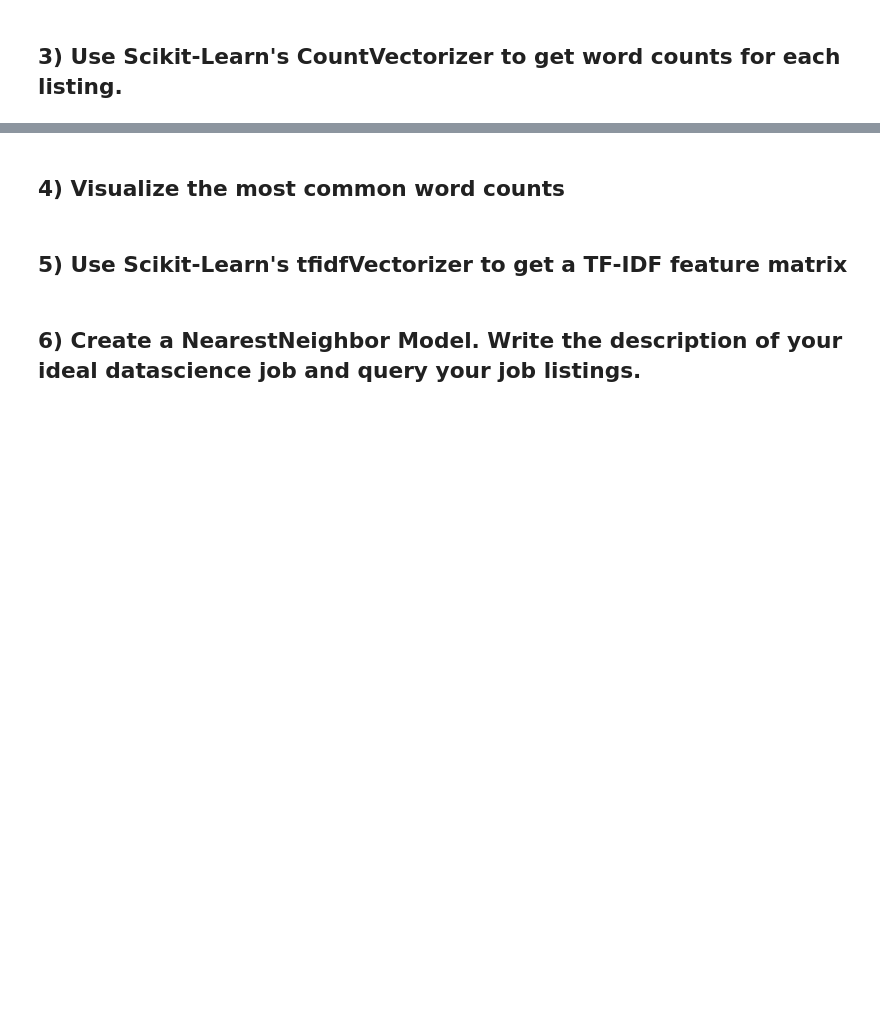
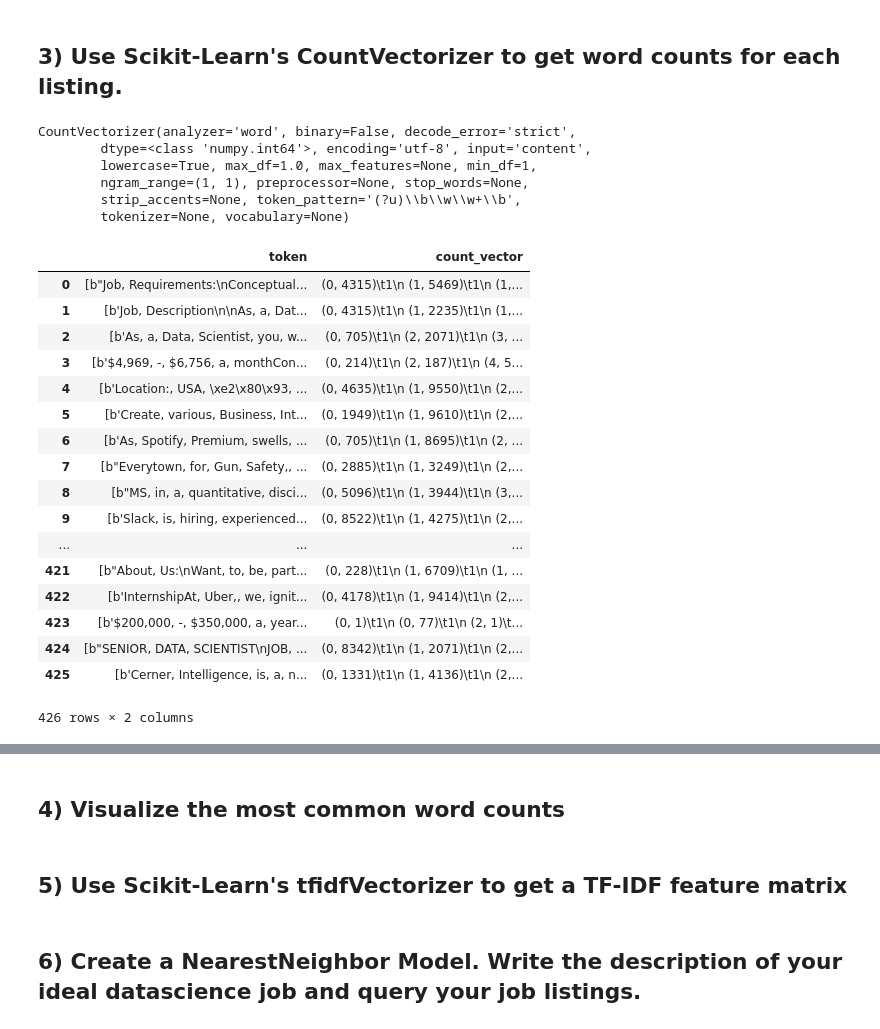
Before and after one commit to mvkumar14/DS-Unit-4-Sprint-1-NLP, a Jupyter notebook: module2-vector-representations/LS_DS_412_Vector_Representations_Assignment.ipynb, the cells around one changed output, grey strips where cells are left out. Drawn from its saved outputs; the diff is of its cells as text; code cells hidden in the pictures; blank space fills up the shorter version.

```diff
--- a/module2-vector-representations/LS_DS_412_Vector_Representations_Assignment.ipynb
+++ b/module2-vector-representations/LS_DS_412_Vector_Representations_Assignment.ipynb
@@ -95,0 +98,2 @@ for doc in tokenizer.pipe(parsed_entries['full_review_text'],batch_size=500):
+# %%
+tokens_series=pd.Series(tokens,name='tokens')
@@ -100,0 +139,51 @@ raise Exception("\nThis task is not complete. \nReplace this line with your code
+# %%
+from sklearn.feature_extraction.text import CountVectorizer
+
+vect = CountVectorizer(stop_words='english')
+
+# Getting one list with every single token
+# This will have duplicates. Will that influence result?
+all_tokens=[]
+for i in tokens:
+    for token in i:
+        all_tokens.append(token)
+
+vect.fit(all_tokens)
+# %% [output]
+CountVectorizer(analyzer='word', binary=False, decode_error='strict',
+        dtype=<class 'numpy.int64'>, encoding='utf-8', input='content',
+        lowercase=True, max_df=1.0, max_features=None, min_df=1,
+        ngram_range=(1, 1), preprocessor=None, stop_words=None,
+        strip_accents=None, token_pattern='(?u)\\b\\w\\w+\\b',
+        tokenizer=None, vocabulary=None)
+# %%
+# test = vect.transform(all_tokens)
+# pd.DataFrame(test.todense(),columns=vect.get_feature_names)
+
+count_df = pd.DataFrame(columns = ['token','count_vector'])
+
+for token in token_jobs['tokens']:
+    vect.transform(token)
+    new_row = {'token':token, 'count_vector':vect.transform(token)}
+    count_df=count_df.append(new_row,ignore_index=True)
+
+count_df.head()
+# %% [output]
+|  | token | count_vector |
+| 0 | [b"Job, Requirements:\nConceptual... | (0, 4315)\t1\n (1, 5469)\t1\n (1,... |
+| 1 | [b'Job, Description\n\nAs, a, Dat... | (0, 4315)\t1\n (1, 2235)\t1\n (1,... |
+| 2 | [b'As, a, Data, Scientist, you, w... | (0, 705)\t1\n (2, 2071)\t1\n (3, ... |
+| 3 | [b'$4,969, -, $6,756, a, monthCon... | (0, 214)\t1\n (2, 187)\t1\n (4, 5... |
+| 4 | [b'Location:, USA, \xe2\x80\x93, ... | (0, 4635)\t1\n (1, 9550)\t1\n (2,... |
+| 5 | [b'Create, various, Business, Int... | (0, 1949)\t1\n (1, 9610)\t1\n (2,... |
+| 6 | [b'As, Spotify, Premium, swells, ... | (0, 705)\t1\n (1, 8695)\t1\n (2, ... |
+| 7 | [b"Everytown, for, Gun, Safety,, ... | (0, 2885)\t1\n (1, 3249)\t1\n (2,... |
+| 8 | [b"MS, in, a, quantitative, disci... | (0, 5096)\t1\n (1, 3944)\t1\n (3,... |
+| 9 | [b'Slack, is, hiring, experienced... | (0, 8522)\t1\n (1, 4275)\t1\n (2,... |
+| ... | ... | ... |
+| 421 | [b"About, Us:\nWant, to, be, part... | (0, 228)\t1\n (1, 6709)\t1\n (1, ... |
+| 422 | [b'InternshipAt, Uber,, we, ignit... | (0, 4178)\t1\n (1, 9414)\t1\n (2,... |
+| 423 | [b'$200,000, -, $350,000, a, year... | (0, 1)\t1\n (0, 77)\t1\n (2, 1)\t... |
+| 424 | [b"SENIOR, DATA, SCIENTIST\nJOB, ... | (0, 8342)\t1\n (1, 2071)\t1\n (2,... |
+| 425 | [b'Cerner, Intelligence, is, a, n... | (0, 1331)\t1\n (1, 4136)\t1\n (2,... |
+426 rows × 2 columns
```
Also changed, not shown: parts of 11 cells of this notebook, 1 other file.
